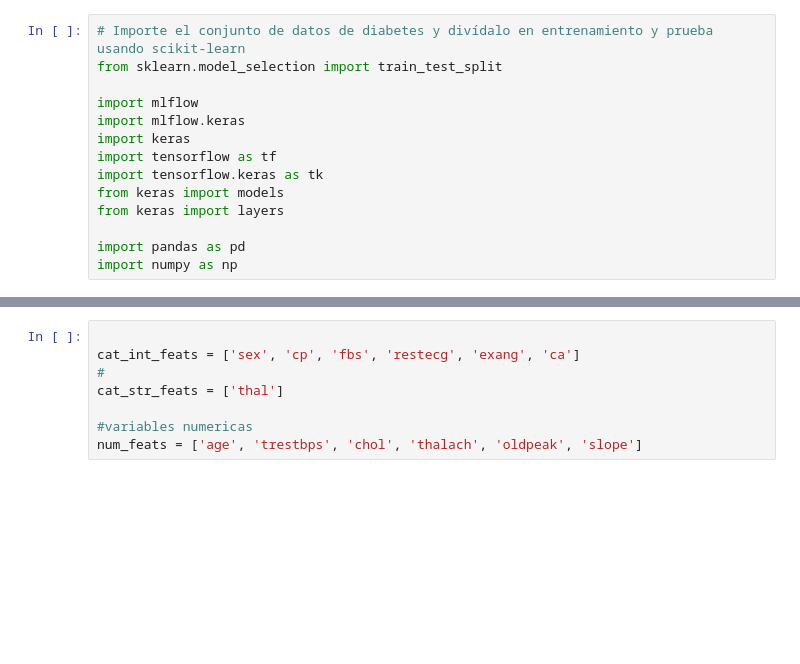
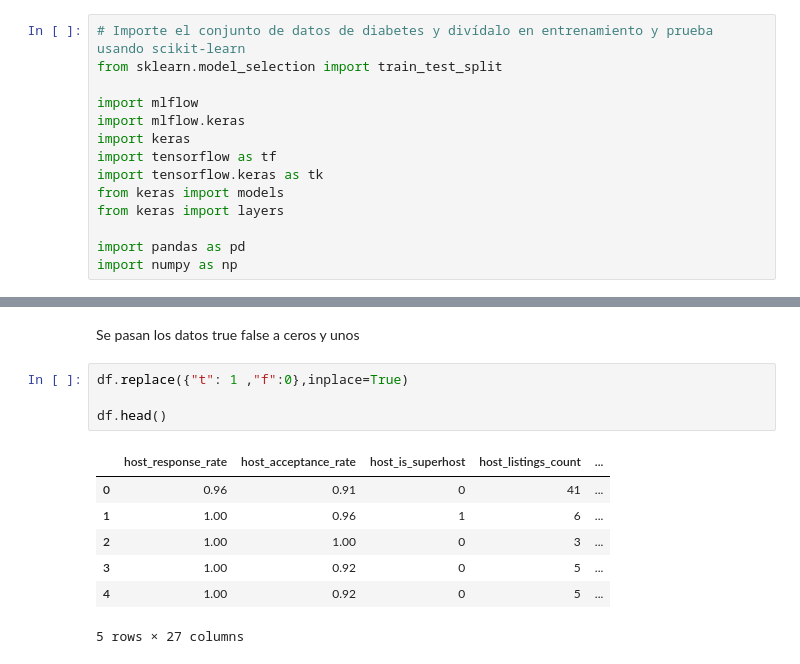
Before and after one commit to OttaVonBismarck/proyecto_2_actd, a Jupyter notebook: modelosproyecto2.ipynb, the cells around one changed output, grey strips where cells are left out. Cells and saved outputs as stored; diff of their text form; blank space fills up the shorter version.

Commit message:
Se ajustan los datos y se siguen limpiando

```diff
--- a/modelosproyecto2.ipynb
+++ b/modelosproyecto2.ipynb
@@ -20,8 +32,14 @@ df.head()
-# %%
-
-cat_int_feats = ['sex', 'cp', 'fbs', 'restecg', 'exang', 'ca']
-#
-cat_str_feats = ['thal']
-
-#variables numericas
-num_feats = ['age', 'trestbps', 'chol', 'thalach', 'oldpeak', 'slope']
+# %% [markdown]
+Se pasan los datos true false a ceros y unos
+# %%
+df.replace({"t": 1 ,"f":0},inplace=True)
+
+df.head()
+# %% [output]
+|  | host_response_rate | host_acceptance_rate | host_is_superhost | host_listings_count | ... |
+| 0 | 0.96 | 0.91 | 0 | 41 | ... |
+| 1 | 1.00 | 0.96 | 1 | 6 | ... |
+| 2 | 1.00 | 1.00 | 0 | 3 | ... |
+| 3 | 1.00 | 0.92 | 0 | 5 | ... |
+| 4 | 1.00 | 0.92 | 0 | 5 | ... |
+5 rows × 27 columns
```
Also changed, not shown: parts of 11 cells of this notebook, 1 other file.
